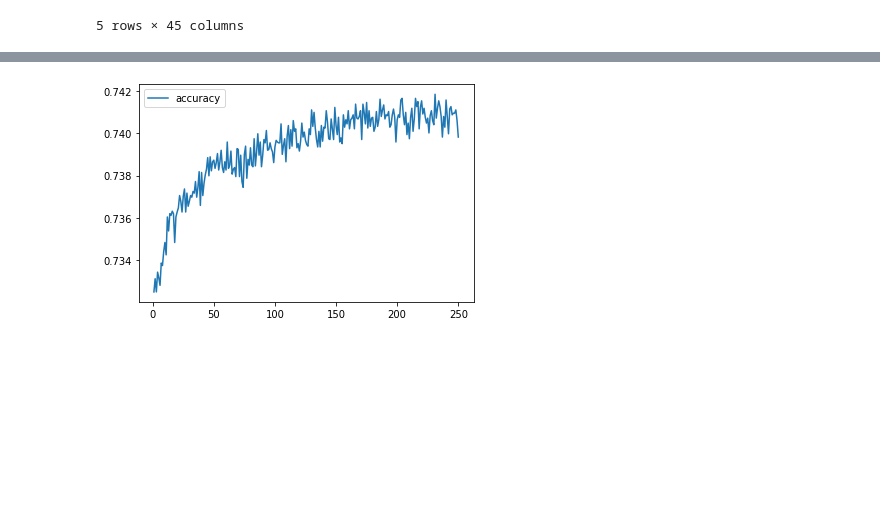
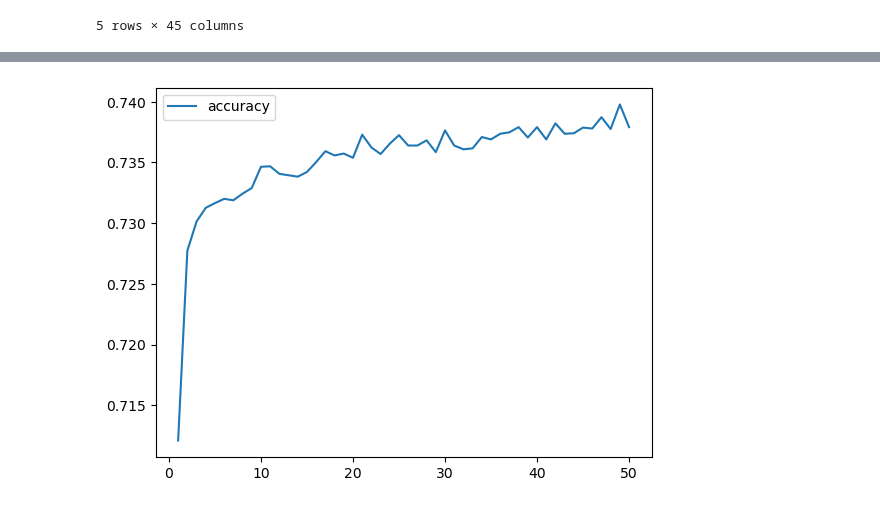
Before and after one commit to terryschoch/deep-learning-challenge, a Jupyter notebook: AlphabetSoupCharity_Optimization.ipynb, the cells around one changed output, grey strips where cells are left out. Drawn from its saved outputs; the diff is of its cells as text; code cells hidden in the pictures; blank space fills up the shorter version.

```diff
--- a/AlphabetSoupCharity_Optimization.ipynb
+++ b/AlphabetSoupCharity_Optimization.ipynb
@@ -11,6 +11,6 @@ import datetime
 
 #  Import and read the charity_data.csv.
 import pandas as pd
-application_df = pd.read_csv("charity_data.csv")
+application_df = pd.read_csv("Resources/charity_data.csv")
 application_df.head()
 # %% [output]
@@ -235,31 +239,27 @@ X_test_scaled = X_scaler.transform(X_test)
 # %%
 # Define the model - deep neural net, i.e., the number of input features and hidden nodes for each layer.
 number_input_features = len(X_train[0])
-hidden_nodes_layer1 = 32
-hidden_nodes_layer2 = 16
-hidden_nodes_layer3 = 48
-hidden_nodes_layer4 = 12
-hidden_nodes_layer5 = 6
-nn = tf.keras.models.Sequential()
+hidden_nodes_layer1_opta = 22
+hidden_nodes_layer2_opta = 17
+hidden_nodes_layer3_opta = 33
+hidden_nodes_layer4_opta = 11
+nnopt_a = tf.keras.models.Sequential()
 
 # First hidden layer
-nn.add(tf.keras.layers.Dense(units=hidden_nodes_layer1, input_dim=number_input_features, activation="relu"))
+nnopt_a.add(tf.keras.layers.Dense(units=hidden_nodes_layer1_opta, input_dim=number_input_features, activation="relu"))
 
 # Second hidden layer
-nn.add(tf.keras.layers.Dense(units=hidden_nodes_layer2, activation="relu"))
+nnopt_a.add(tf.keras.layers.Dense(units=hidden_nodes_layer2_opta, activation="relu"))
 
 # Third hidden layer
-nn.add(tf.keras.layers.Dense(units=hidden_nodes_layer3, activation="relu"))
+nnopt_a.add(tf.keras.layers.Dense(units=hidden_nodes_layer3_opta, activation="relu"))
 
 # Fourth hidden layer
-nn.add(tf.keras.layers.Dense(units=hidden_nodes_layer4, activation="relu"))
-
-# Fifth hidden layer
-nn.add(tf.keras.layers.Dense(units=hidden_nodes_layer5, activation="relu"))
+nnopt_a.add(tf.keras.layers.Dense(units=hidden_nodes_layer4_opta, activation="relu"))
 
 # Output layer
-nn.add(tf.keras.layers.Dense(units=1, activation="sigmoid"))
+nnopt_a.add(tf.keras.layers.Dense(units=1, activation="sigmoid"))
 
 # Check the structure of the model
-nn.summary()
+nnopt_a.summary()
 # %% [output]
@@ -288,6 +287,9 @@ nn.compile(loss="binary_crossentropy", optimizer="adam", metrics=["accuracy"])
 logdir = os.path.join("logs", datetime.datetime.now().strftime("%Y%m%d-%H%M%S"))
 tensorboard_callback = tf.keras.callbacks.TensorBoard(logdir, histogram_freq=5)
 # %%
+# Compile the model
+nnopt_a.compile(loss="binary_crossentropy", optimizer="adam", metrics=["accuracy"])
+
 # Train the model
-fit_model = nn.fit(X_train_scaled, y_train, epochs=250, callbacks=[tensorboard_callback])
+fit_model = nnopt_a.fit(X_train_scaled, y_train, epochs=50, callbacks=[tensorboard_callback])
 # %% [output]
@@ -321,11 +323,11 @@ nn.save('AlphabetSoupCharity_Optimization_colab.h5')
 # %%
 #### Create a DataFrame containing training history
-history_df = pd.DataFrame(fit_model.history)
-history_df.index += 1
+opta_history_df = pd.DataFrame(fit_model.history)
+opta_history_df.index += 1
 
 #### Plot the accuracy
-accuracy = history_df.plot(y="accuracy")
+opta_accuracy = opta_history_df.plot(y="accuracy")
 # %% [output]
-[figure, old version]
+[figure, new version]
 # %%
 #### Plot the loss
```
Also changed, not shown: parts of 24 cells of this notebook, 6 other files.
